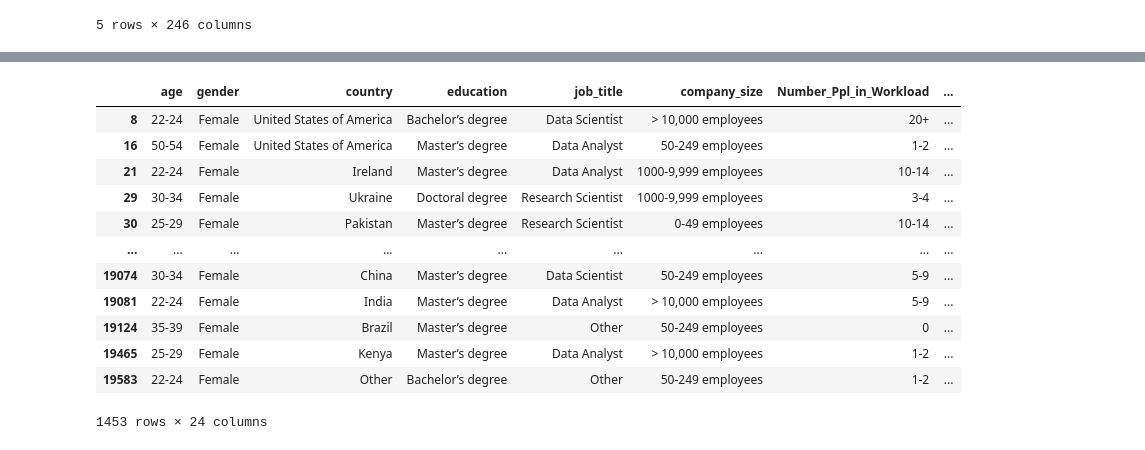
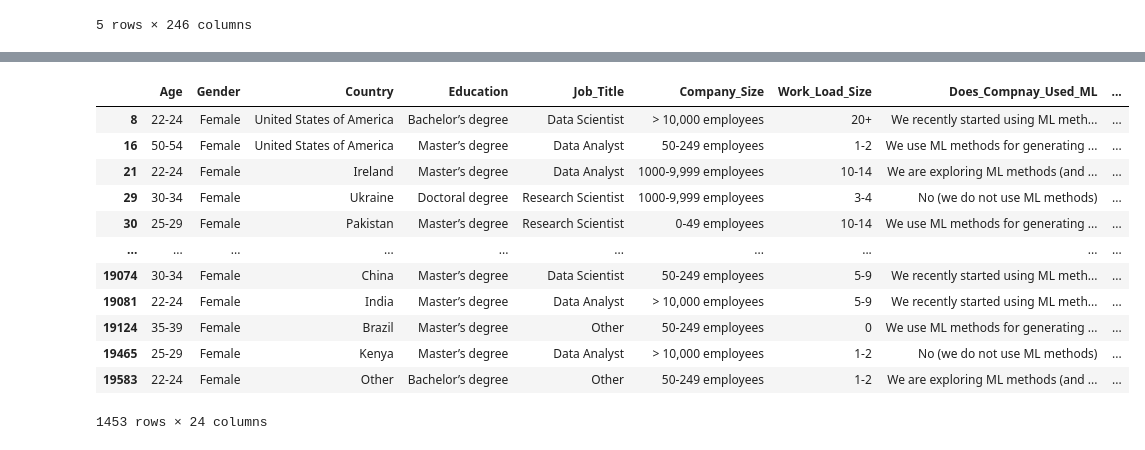
Before and after one commit to DenishaYP-creator/WomenInTech, a Jupyter notebook: Resources/Gender_Gap_In_Tech_Survery_Data/Gender_Gap_In_Tech.ipynb, the cells around one changed output, grey strips where cells are left out. Drawn from its saved outputs; the diff is of its cells as text; code cells hidden in the pictures.

```diff
--- a/Resources/Gender_Gap_In_Tech_Survery_Data/Gender_Gap_In_Tech.ipynb
+++ b/Resources/Gender_Gap_In_Tech_Survery_Data/Gender_Gap_In_Tech.ipynb
@@ -28,6 +28,7 @@ df = df[['Q1',
          'Q9_Part_5',
          'Q9_Part_6',
          'Q9_Part_7',
+         'Q9_Part_8',
          'Q10',
          'Q11',
          'Q12_Part_1',
@@ -157,15 +158,15 @@ df = df[['Q1',
          'Q32_Part_12']]
 # %%
 # Rename Columns
-df.columns = ['age',
-              'gender',
-              'country',
-              'education',
-              'job_title',
-              'company_size',
-              'Number_Ppl_in_Workload',
-              'ML_avaliable_at_company',
-           'Q9_Part_1',
+df.columns = ['Age',
+         'Gender',
+         'Country',
+         'Education',
+         'Job_Title',
+         'Company_Size',
+         'Work_Load_Size',
+         'Does_Compnay_Used_ML',
+         'Q9_Part_1',
          'Q9_Part_2',
          'Q9_Part_3',
          'Q9_Part_4',
@@ -173,9 +174,9 @@ df.columns = ['age',
          'Q9_Part_6',
          'Q9_Part_7',
          'Q9_Part_8',
-              'Salary',
-              'ML_expenses'
-              'Q12_Part_1',
+         'Salary',
+         'Money_Spent_On_ML',
+         'Q12_Part_1',
          'Q12_Part_2',
          'Q12_Part_3',
          'Q12_Part_4',
@@ -199,8 +200,8 @@ df.columns = ['age',
          'Q13_Part_10',
          'Q13_Part_11',
          'Q13_Part_12',
-              'Tool_to_analyze_data',
-              'Q16_Part_1',
+         'Primary_Analysis_Tool',
+         'Q16_Part_1',
          'Q16_Part_2',
          'Q16_Part_3',
          'Q16_Part_4',
@@ -236,7 +237,7 @@ df.columns = ['age',
          'Q18_Part_10',
          'Q18_Part_11',
          'Q18_Part_12',
-         'Q19',
+         'Programming_Language_For_First_Time_Users',
          'Q20_Part_1',
          'Q20_Part_2',
          'Q20_Part_3',
@@ -249,8 +250,8 @@ df.columns = ['age',
          'Q20_Part_10',
          'Q20_Part_11',
          'Q20_Part_12',
-              'Years_ML',
-              'Q24_Part_1',
+         'Years_Using_ML',
+         'Q24_Part_1',
          'Q24_Part_2',
          'Q24_Part_3',
          'Q24_Part_4',
@@ -398,18 +493,18 @@ df = df.dropna()
 # %%
-Women_df = df[df['gender'] == 'Female']
+Women_df = df[df['Gender'] == 'Female']
 Women_df
 # %% [output]
-|  | age | gender | country | education | job_title | company_size | Number_Ppl_in_Workload | ... |
-| 8 | 22-24 | Female | United States of America | Bachelor’s degree | Data Scientist | > 10,000 employees | 20+ | ... |
-| 16 | 50-54 | Female | United States of America | Master’s degree | Data Analyst | 50-249 employees | 1-2 | ... |
-| 21 | 22-24 | Female | Ireland | Master’s degree | Data Analyst | 1000-9,999 employees | 10-14 | ... |
-| 29 | 30-34 | Female | Ukraine | Doctoral degree | Research Scientist | 1000-9,999 employees | 3-4 | ... |
-| 30 | 25-29 | Female | Pakistan | Master’s degree | Research Scientist | 0-49 employees | 10-14 | ... |
-| ... | ... | ... | ... | ... | ... | ... | ... | ... |
-| 19074 | 30-34 | Female | China | Master’s degree | Data Scientist | 50-249 employees | 5-9 | ... |
-| 19081 | 22-24 | Female | India | Master’s degree | Data Analyst | > 10,000 employees | 5-9 | ... |
-| 19124 | 35-39 | Female | Brazil | Master’s degree | Other | 50-249 employees | 0 | ... |
-| 19465 | 25-29 | Female | Kenya | Master’s degree | Data Analyst | > 10,000 employees | 1-2 | ... |
-| 19583 | 22-24 | Female | Other | Bachelor’s degree | Other | 50-249 employees | 1-2 | ... |
+|  | Age | Gender | Country | Education | Job_Title | Company_Size | Work_Load_Size | Does_Compnay_Used_ML | ... |
+| 8 | 22-24 | Female | United States of America | Bachelor’s degree | Data Scientist | > 10,000 employees | 20+ | We recently started using ML meth... | ... |
+| 16 | 50-54 | Female | United States of America | Master’s degree | Data Analyst | 50-249 employees | 1-2 | We use ML methods for generating ... | ... |
+| 21 | 22-24 | Female | Ireland | Master’s degree | Data Analyst | 1000-9,999 employees | 10-14 | We are exploring ML methods (and ... | ... |
+| 29 | 30-34 | Female | Ukraine | Doctoral degree | Research Scientist | 1000-9,999 employees | 3-4 | No (we do not use ML methods) | ... |
+| 30 | 25-29 | Female | Pakistan | Master’s degree | Research Scientist | 0-49 employees | 10-14 | We use ML methods for generating ... | ... |
+| ... | ... | ... | ... | ... | ... | ... | ... | ... | ... |
+| 19074 | 30-34 | Female | China | Master’s degree | Data Scientist | 50-249 employees | 5-9 | We recently started using ML meth... | ... |
+| 19081 | 22-24 | Female | India | Master’s degree | Data Analyst | > 10,000 employees | 5-9 | We recently started using ML meth... | ... |
+| 19124 | 35-39 | Female | Brazil | Master’s degree | Other | 50-249 employees | 0 | We use ML methods for generating ... | ... |
+| 19465 | 25-29 | Female | Kenya | Master’s degree | Data Analyst | > 10,000 employees | 1-2 | No (we do not use ML methods) | ... |
+| 19583 | 22-24 | Female | Other | Bachelor’s degree | Other | 50-249 employees | 1-2 | We are exploring ML methods (and ... | ... |
 1453 rows × 24 columns
 # %%
```
Also changed, not shown: parts of 8 cells of this notebook, 3 other files.
